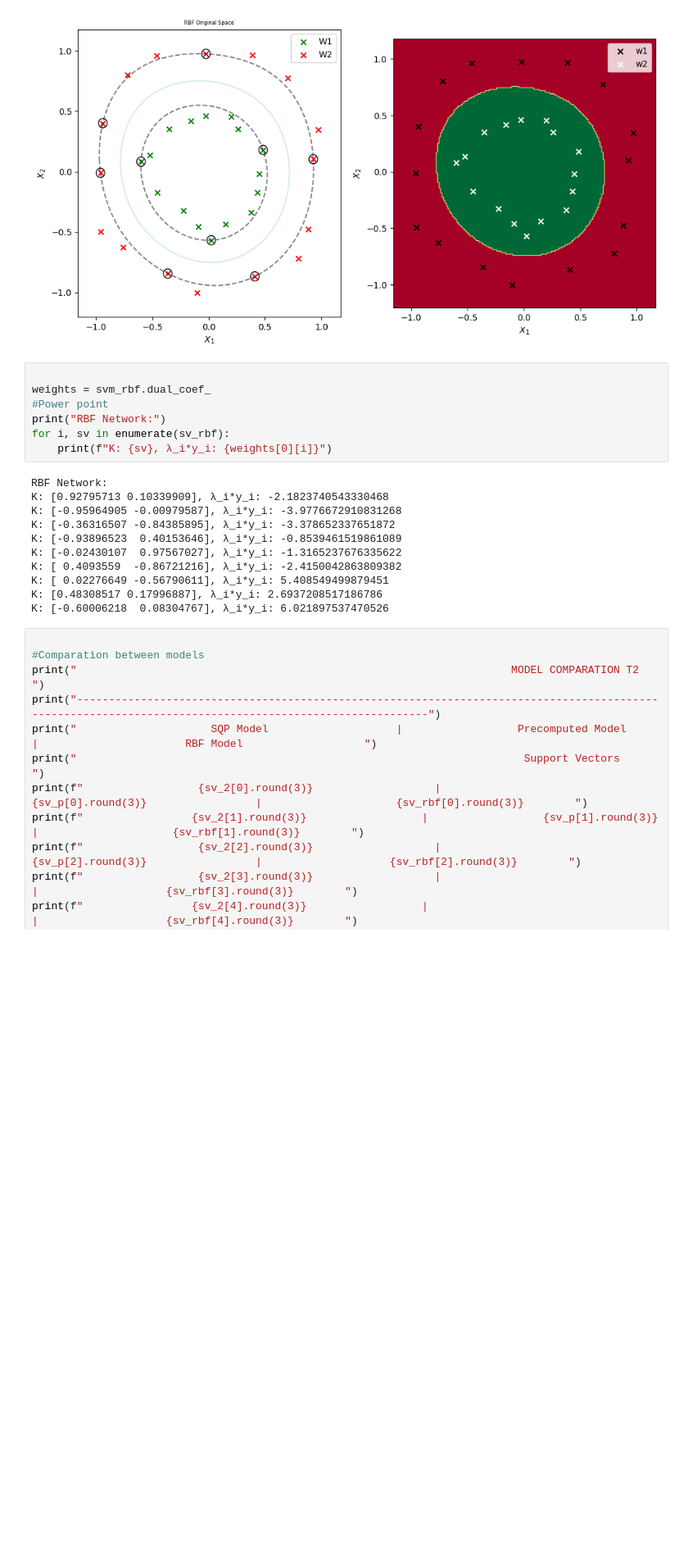
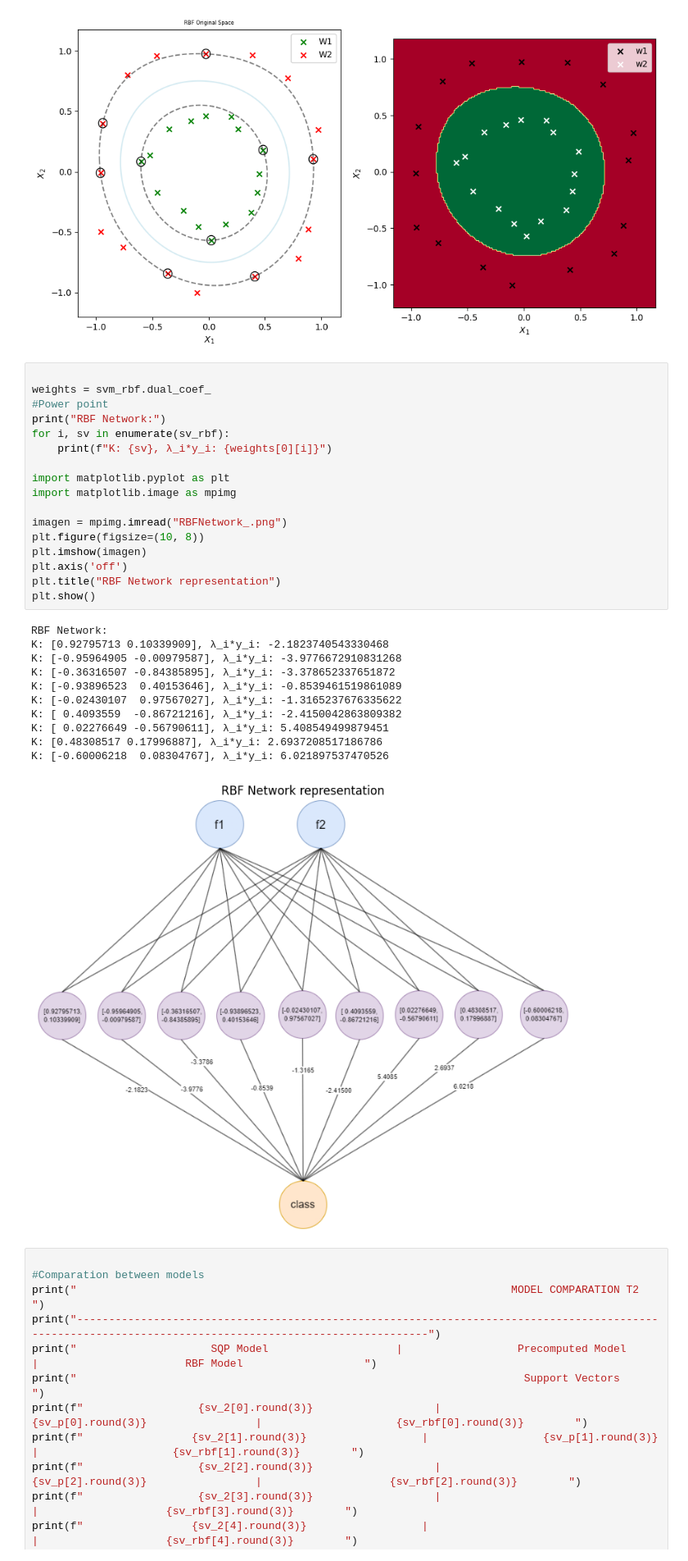
Before and after one commit to pedromartip/Instance-based-learning, a Jupyter notebook: NewHandout3.ipynb, the cells around one changed output. Shown: that part at 82% size. Saved outputs shown, nothing was run; the diff lists cells and outputs as text; blank space fills up the shorter version.

Commit message:
RBF network representaiton

```diff
--- a/NewHandout3.ipynb
+++ b/NewHandout3.ipynb
@@ -679,21 +679,32 @@ Original Support Vectors from scikit-learn SVC with RBF kernel:
 # %%
 
 weights = svm_rbf.dual_coef_
 #Power point
 print("RBF Network:")
 for i, sv in enumerate(sv_rbf):
     print(f"K: {sv}, λ_i*y_i: {weights[0][i]}")
+
+import matplotlib.pyplot as plt
+import matplotlib.image as mpimg
+
+imagen = mpimg.imread("RBFNetwork_.png")
+plt.figure(figsize=(10, 8))
+plt.imshow(imagen)
+plt.axis('off')
+plt.title("RBF Network representation")
+plt.show()
 # %% [output]
 RBF Network:
 K: [0.92795713 0.10339909], λ_i*y_i: -2.1823740543330468
 K: [-0.95964905 -0.00979587], λ_i*y_i: -3.9776672910831268
 K: [-0.36316507 -0.84385895], λ_i*y_i: -3.378652337651872
 K: [-0.93896523  0.40153646], λ_i*y_i: -0.8539461519861089
 K: [-0.02430107  0.97567027], λ_i*y_i: -1.3165237676335622
 K: [ 0.4093559  -0.86721216], λ_i*y_i: -2.4150042863809382
 K: [ 0.02276649 -0.56790611], λ_i*y_i: 5.408549499879451
 K: [0.48308517 0.17996887], λ_i*y_i: 2.6937208517186786
 K: [-0.60006218  0.08304767], λ_i*y_i: 6.021897537470526
+[figure, added]
 # %%
 
 #Comparation between models
```
Also changed, not shown: 1 other file.
